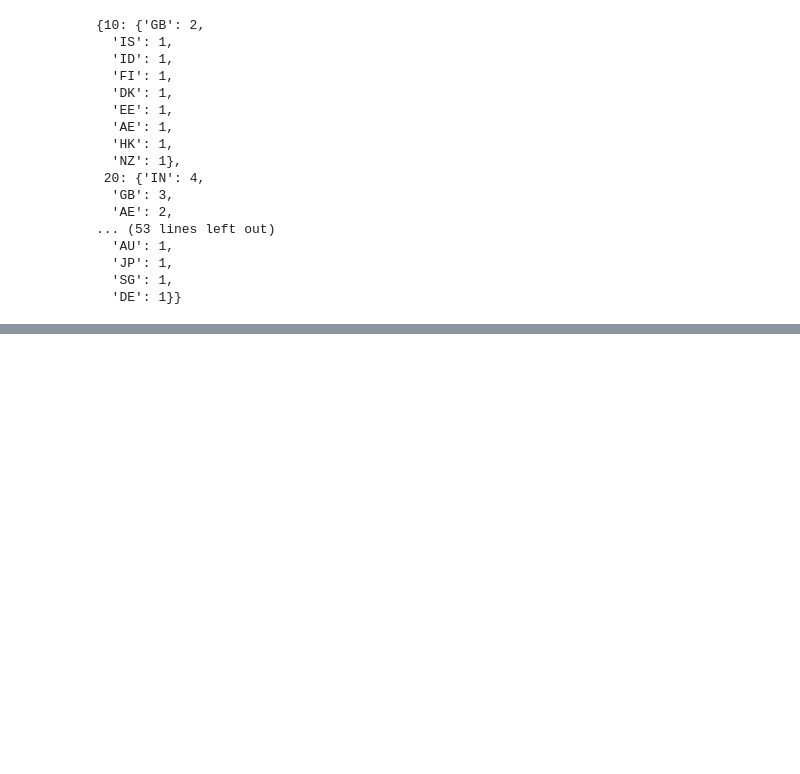
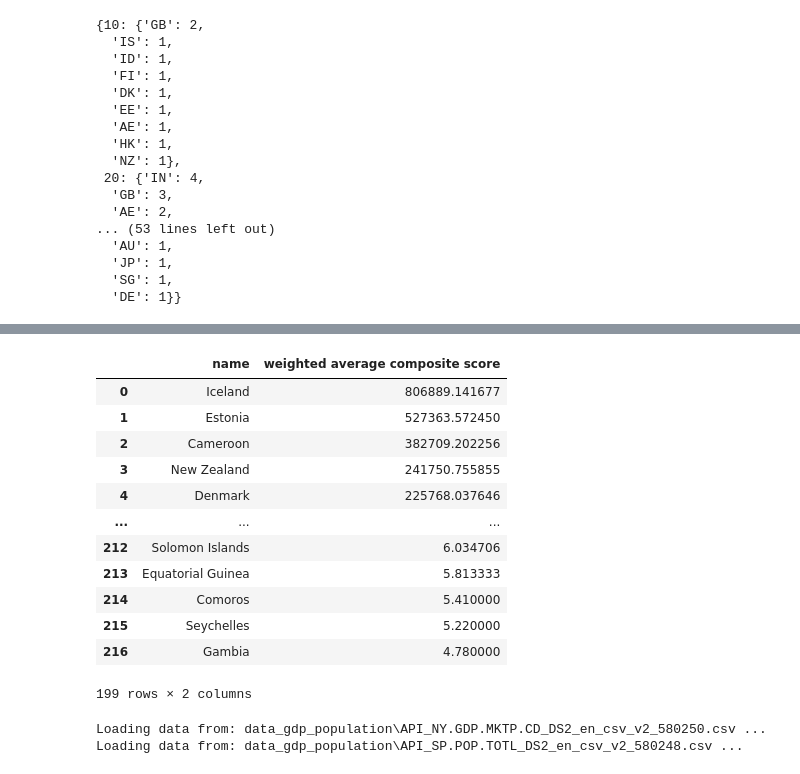
Before and after one commit to Konrad57/Imdb_Film_Ranking, a Jupyter notebook: analysis.ipynb, the cells around one changed output, grey strips where cells are left out. Cells and saved outputs as stored; diff of their text form; code cells hidden in the pictures; blank space fills up the shorter version.

```diff
--- a/analysis.ipynb
+++ b/analysis.ipynb
@@ -120,0 +153,26 @@ Name: numVotes, Length: 217, dtype: int64
+# %%
+avg_wgt_score_df
+# %% [output]
+|  | name | weighted average composite score |
+| 0 | Iceland | 806889.141677 |
+| 1 | Estonia | 527363.572450 |
+| 2 | Cameroon | 382709.202256 |
+| 3 | New Zealand | 241750.755855 |
+| 4 | Denmark | 225768.037646 |
+| ... | ... | ... |
+| 212 | Solomon Islands | 6.034706 |
+| 213 | Equatorial Guinea | 5.813333 |
+| 214 | Comoros | 5.410000 |
+| 215 | Seychelles | 5.220000 |
+| 216 | Gambia | 4.780000 |
+199 rows × 2 columns
+# %%
+# Source (TODO): https://data.worldbank.org/indicator/NY.GDP.MKTP.CD?end=2023&name_desc=false&skipRedirection=true&start=1960&view=chart
+data_dir = 'data_gdp_population'
+
+# Load the data
+gdp_df = clean_data(load_data(os.path.join(data_dir, 'API_NY.GDP.MKTP.CD_DS2_en_csv_v2_580250.csv'), header=2))
+pop_df = clean_data(load_data(os.path.join(data_dir, 'API_SP.POP.TOTL_DS2_en_csv_v2_580248.csv'), header=2))
+# %% [output]
+Loading data from: data_gdp_population\API_NY.GDP.MKTP.CD_DS2_en_csv_v2_580250.csv ...
+Loading data from: data_gdp_population\API_SP.POP.TOTL_DS2_en_csv_v2_580248.csv ...
```
Also changed, not shown: parts of 17 cells of this notebook, 2 other files.
